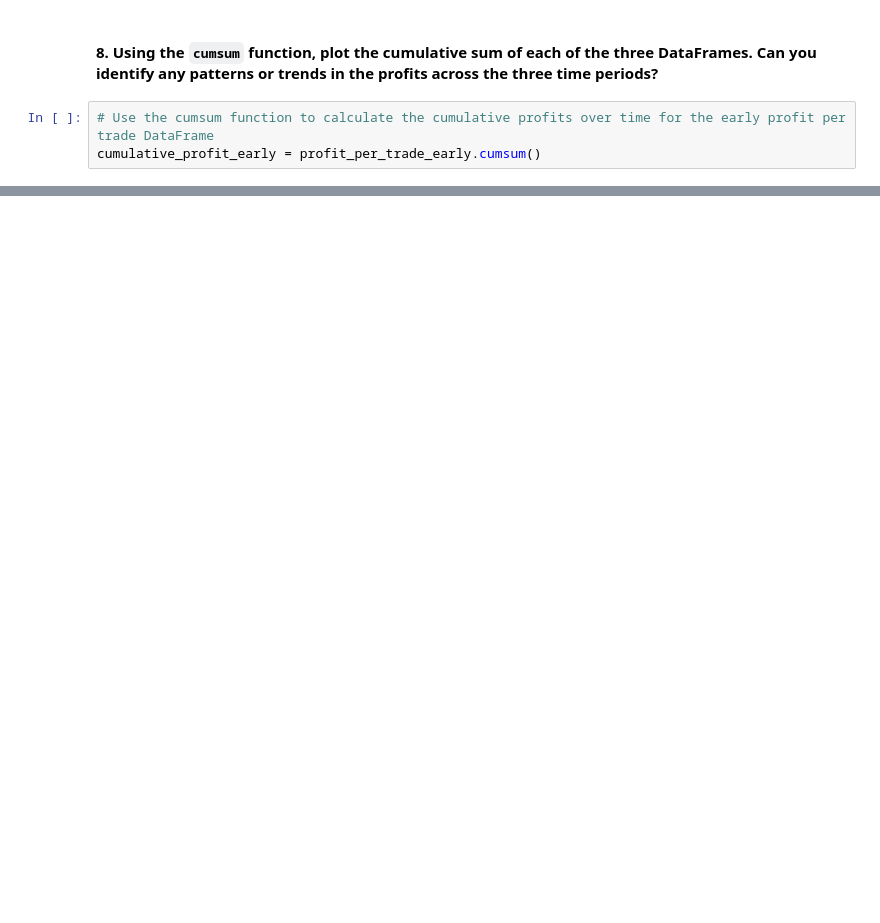
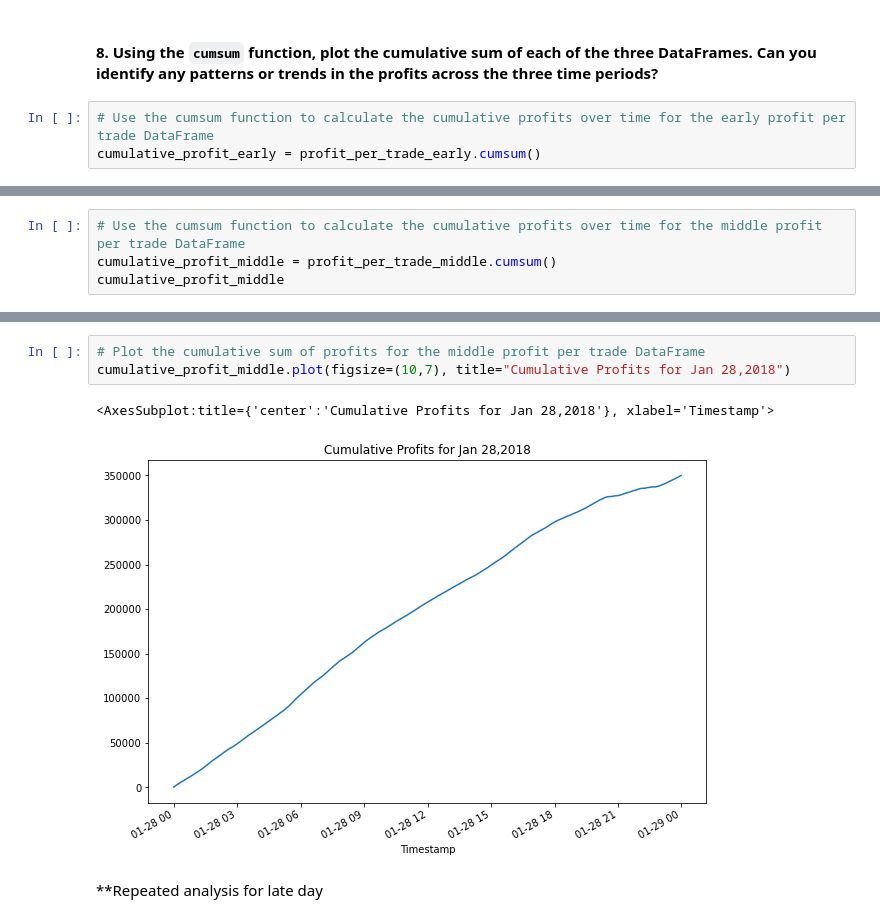
Before and after one commit to annwhowell/Mod3_Challenge, a Jupyter notebook: crypto_arbitrage.ipynb, the cells around one changed output, grey strips where cells are left out. Saved outputs shown, nothing was run; the diff lists cells and outputs as text; blank space fills up the shorter version.

```diff
--- a/crypto_arbitrage.ipynb
+++ b/crypto_arbitrage.ipynb
@@ -708,0 +851,4 @@ cumulative_profit_early.plot(figsize=(10,7), title="Cumulative Profits")
+# %%
+# Use the cumsum function to calculate the cumulative profits over time for the middle profit per trade DataFrame
+cumulative_profit_middle = profit_per_trade_middle.cumsum()
+cumulative_profit_middle
@@ -708,0 +869,8 @@ cumulative_profit_early.plot(figsize=(10,7), title="Cumulative Profits")
+# %%
+# Plot the cumulative sum of profits for the middle profit per trade DataFrame
+cumulative_profit_middle.plot(figsize=(10,7), title="Cumulative Profits for Jan 28,2018")
+# %% [output]
+<AxesSubplot:title={'center':'Cumulative Profits for Jan 28,2018'}, xlabel='Timestamp'>
+[figure, added]
+# %% [markdown]
+**Repeated analysis for late day
```
Also changed, not shown: parts of 29 cells of this notebook, 1 other file.
